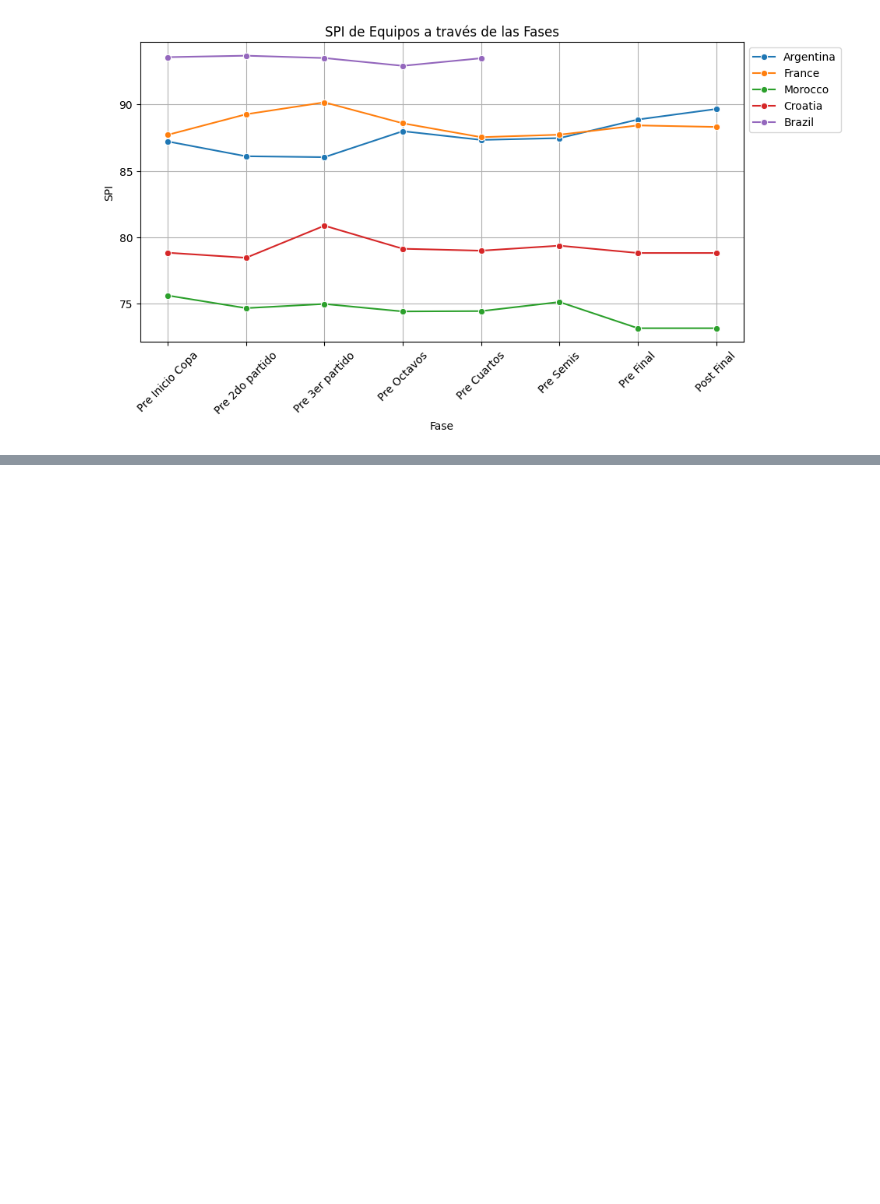
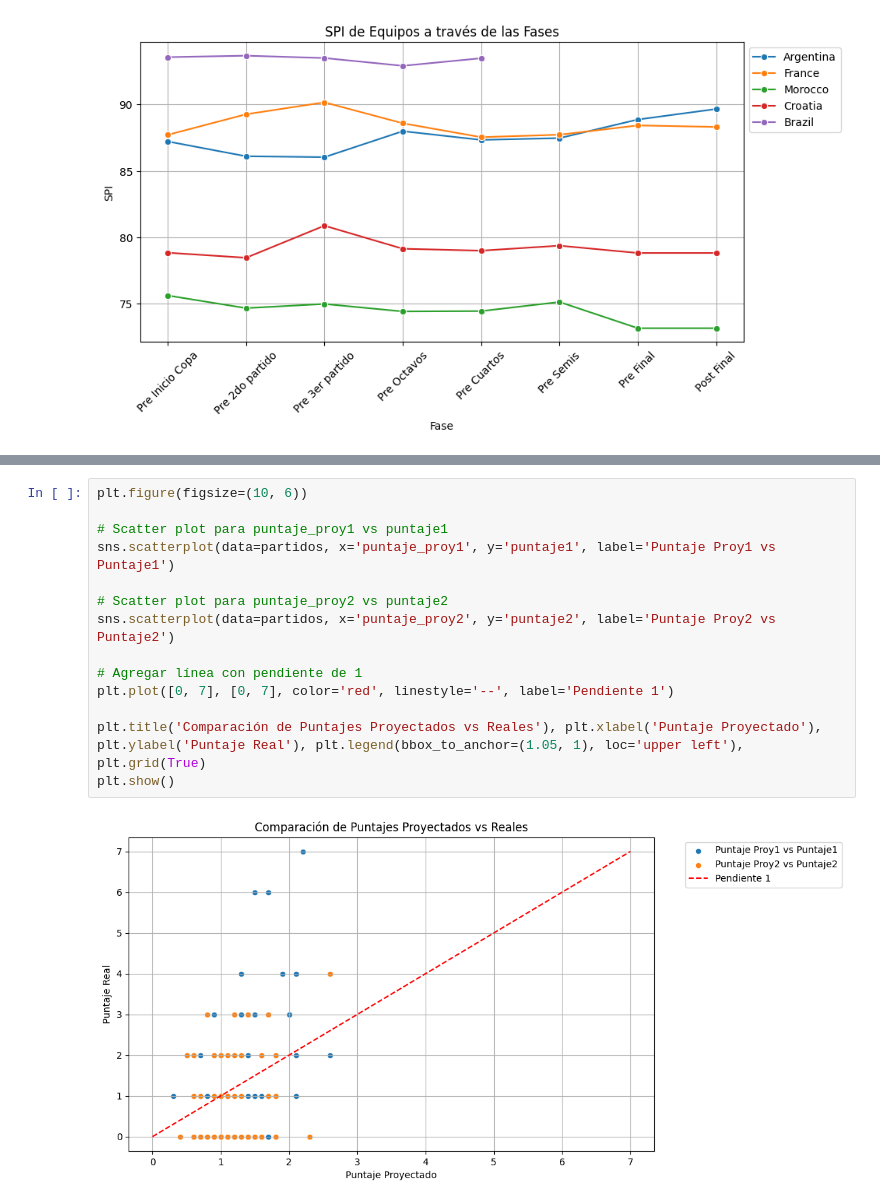
Before and after one commit to valenrosito/TP-Fundamentos_Ciencia_de_Datos, a Jupyter notebook: src/TP.ipynb, the cells around one changed output, grey strips where cells are left out. Drawn from its saved outputs; the diff is of its cells as text; blank space fills up the shorter version.

```diff
--- a/src/TP.ipynb
+++ b/src/TP.ipynb
@@ -248,0 +271,16 @@ plt.show()
+# %%
+plt.figure(figsize=(10, 6))
+
+# Scatter plot para puntaje_proy1 vs puntaje1
+sns.scatterplot(data=partidos, x='puntaje_proy1', y='puntaje1', label='Puntaje Proy1 vs Puntaje1')
+
+# Scatter plot para puntaje_proy2 vs puntaje2
+sns.scatterplot(data=partidos, x='puntaje_proy2', y='puntaje2', label='Puntaje Proy2 vs Puntaje2')
+
+# Agregar línea con pendiente de 1
+plt.plot([0, 7], [0, 7], color='red', linestyle='--', label='Pendiente 1')
+
+plt.title('Comparación de Puntajes Proyectados vs Reales'), plt.xlabel('Puntaje Proyectado'), plt.ylabel('Puntaje Real'), plt.legend(bbox_to_anchor=(1.05, 1), loc='upper left'), plt.grid(True)
+plt.show()
+# %% [output]
+[figure, added]
```
Also changed, not shown: parts of 10 cells of this notebook.
